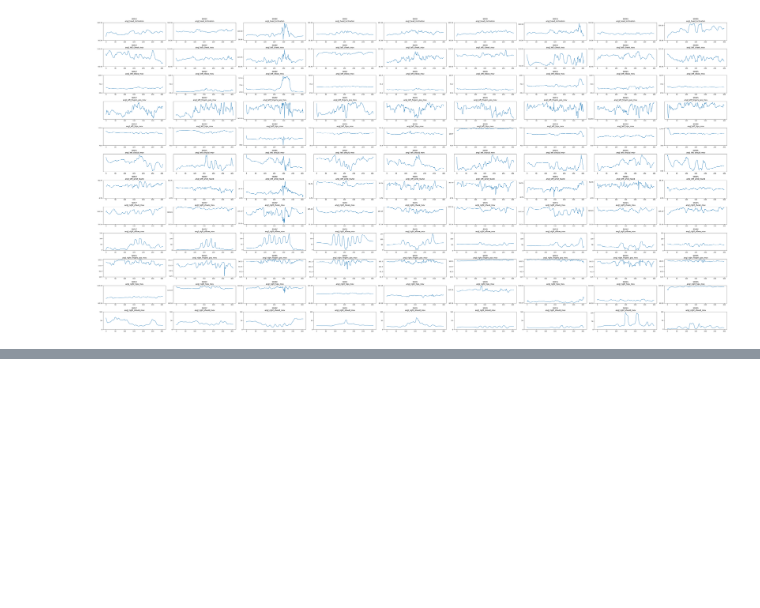
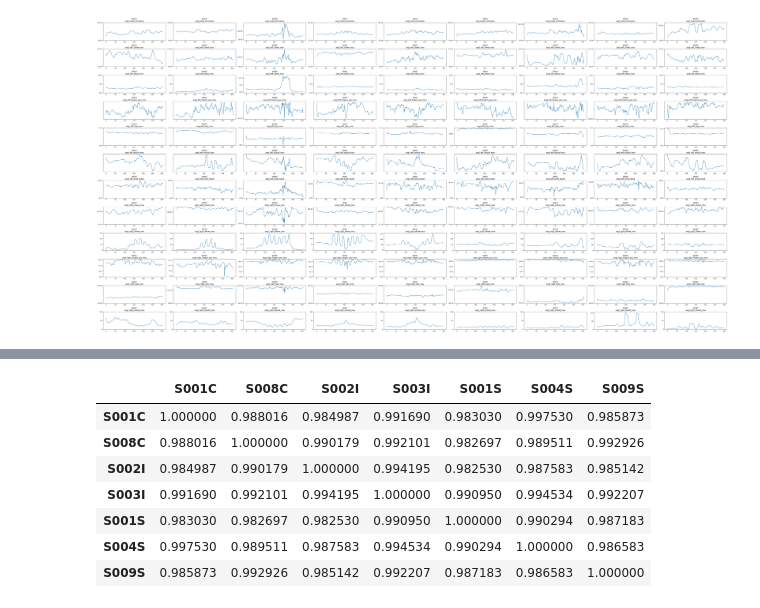
Before and after one commit to whsh97IT/Violin_Player_Pose_Estimation, a Jupyter notebook: experiments/distinguish_diff_violins/data_analysis_angle.ipynb, the cells around one changed output, grey strips where cells are left out. Cells and saved outputs as stored; diff of their text form; code cells hidden in the pictures; blank space fills up the shorter version.

```diff
--- a/experiments/distinguish_diff_violins/data_analysis_angle.ipynb
+++ b/experiments/distinguish_diff_violins/data_analysis_angle.ipynb
@@ -75,0 +153,13 @@ plt.show()
+# %%
+correl_3 = df.drop('S002C', axis=1).drop('S005I', axis=1).corr()
+# %%
+correl_3.style.highlight_min(color = 'gray', axis = 1)
+# %% [output]
+|  | S001C | S008C | S002I | S003I | S001S | S004S | S009S |
+| S001C | 1.000000 | 0.988016 | 0.984987 | 0.991690 | 0.983030 | 0.997530 | 0.985873 |
+| S008C | 0.988016 | 1.000000 | 0.990179 | 0.992101 | 0.982697 | 0.989511 | 0.992926 |
+| S002I | 0.984987 | 0.990179 | 1.000000 | 0.994195 | 0.982530 | 0.987583 | 0.985142 |
+| S003I | 0.991690 | 0.992101 | 0.994195 | 1.000000 | 0.990950 | 0.994534 | 0.992207 |
+| S001S | 0.983030 | 0.982697 | 0.982530 | 0.990950 | 1.000000 | 0.990294 | 0.987183 |
+| S004S | 0.997530 | 0.989511 | 0.987583 | 0.994534 | 0.990294 | 1.000000 | 0.986583 |
+| S009S | 0.985873 | 0.992926 | 0.985142 | 0.992207 | 0.987183 | 0.986583 | 1.000000 |
```
Also changed, not shown: parts of 10 cells of this notebook, 3 other files.
